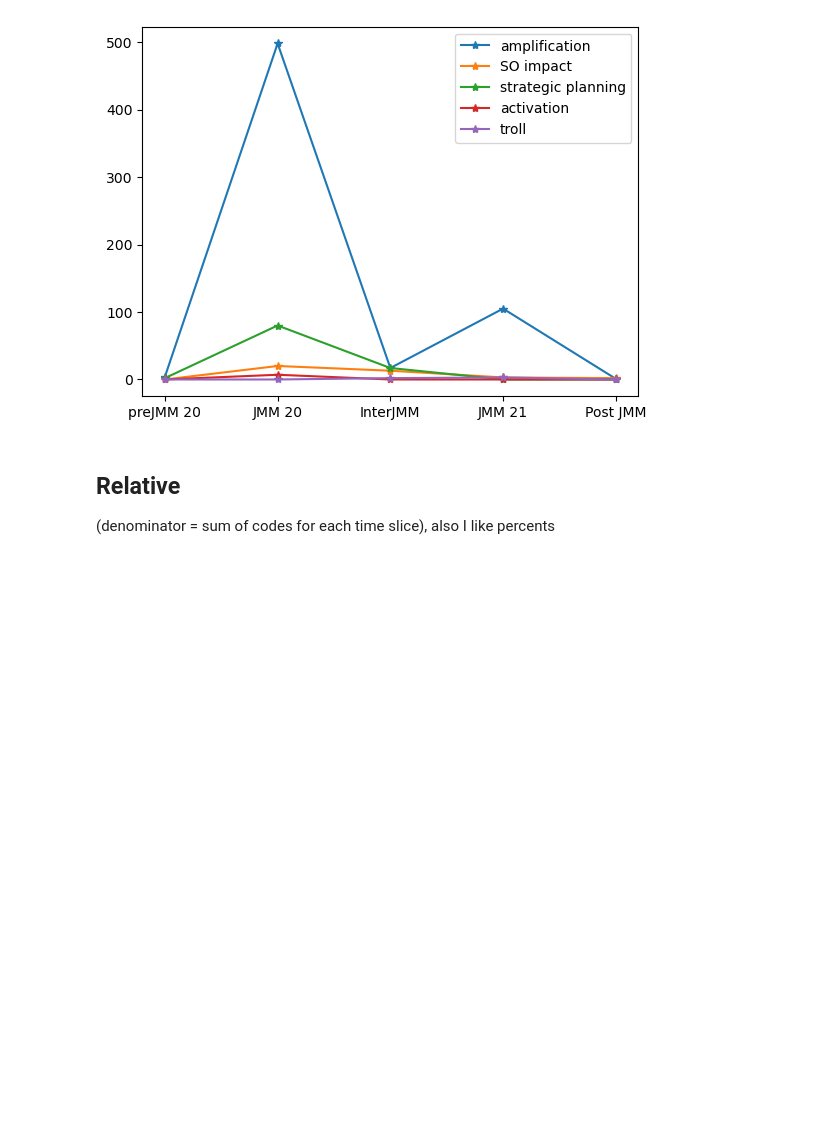
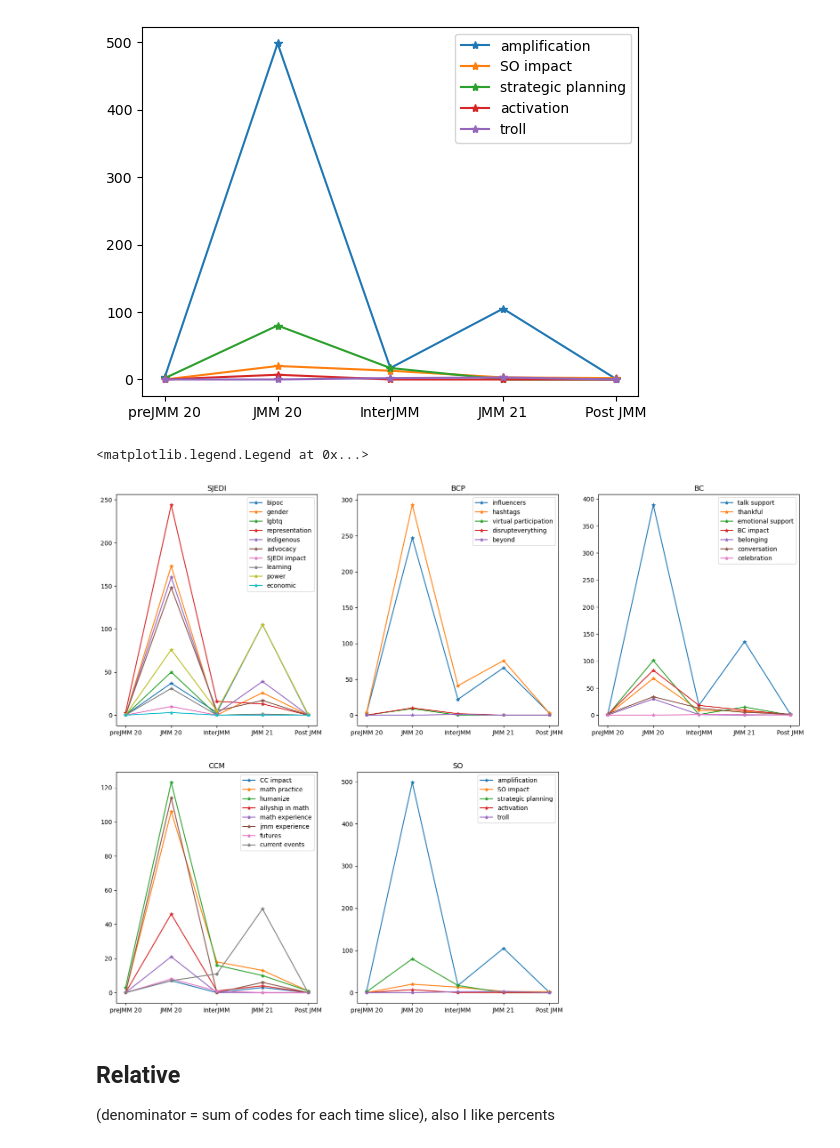
Before and after one commit to DAAAAMNSocialJustice/disruptjmm, a Jupyter notebook: themescodes/Code_Themes_Overtime_Vis.ipynb, the cells around one changed output. Cells and saved outputs as stored; diff of their text form; code cells hidden in the pictures; blank space fills up the shorter version.

```diff
--- a/themescodes/Code_Themes_Overtime_Vis.ipynb
+++ b/themescodes/Code_Themes_Overtime_Vis.ipynb
@@ -109,6 +109,36 @@ plt.legend()
 # %% [output]
 <matplotlib.legend.Legend at 0x...>
 [figure]
+# %%
+plt.figure(figsize=(20,15))
+plt.subplot(2,3,1)
+for i in range(df_SJEDI.shape[0]):
+    plt.plot(['preJMM 20', 'JMM 20', 'InterJMM', 'JMM 21', 'Post JMM'], df_SJEDI.iloc[i,1:-1], '*-', label=df_SJEDI.iloc[i,0])
+plt.title("SJEDI")
+plt.legend()
+plt.subplot(2,3,2)
+for i in range(df_BCP.shape[0]):
+    plt.plot(['preJMM 20', 'JMM 20', 'InterJMM', 'JMM 21', 'Post JMM'], df_BCP.iloc[i,1:-1], '*-', label=df_BCP.iloc[i,0])
+plt.title("BCP")
+plt.legend()
+plt.subplot(2,3,3)
+for i in range(df_BC.shape[0]):
+    plt.plot(['preJMM 20', 'JMM 20', 'InterJMM', 'JMM 21', 'Post JMM'], df_BC.iloc[i,1:-1], '*-', label=df_BC.iloc[i,0])
+plt.title("BC")
+plt.legend()
+plt.subplot(2,3,4)
+for i in range(df_CCM.shape[0]):
+    plt.plot(['preJMM 20', 'JMM 20', 'InterJMM', 'JMM 21', 'Post JMM'], df_CCM.iloc[i,1:-1], '*-', label=df_CCM.iloc[i,0])
+plt.title("CCM")
+plt.legend()
+plt.subplot(2,3,5)
+for i in range(df_SO.shape[0]):
+    plt.plot(['preJMM 20', 'JMM 20', 'InterJMM', 'JMM 21', 'Post JMM'], df_SO.iloc[i,1:-1], '*-', label=df_SO.iloc[i,0])
+plt.title("SO")
+plt.legend()
+# %% [output]
+<matplotlib.legend.Legend at 0x...>
+[figure, added]
 # %% [markdown]
 ## Relative
 (denominator = sum of codes for each time slice), also I like percents
```
Also changed, not shown: parts of 2 cells of this notebook.
